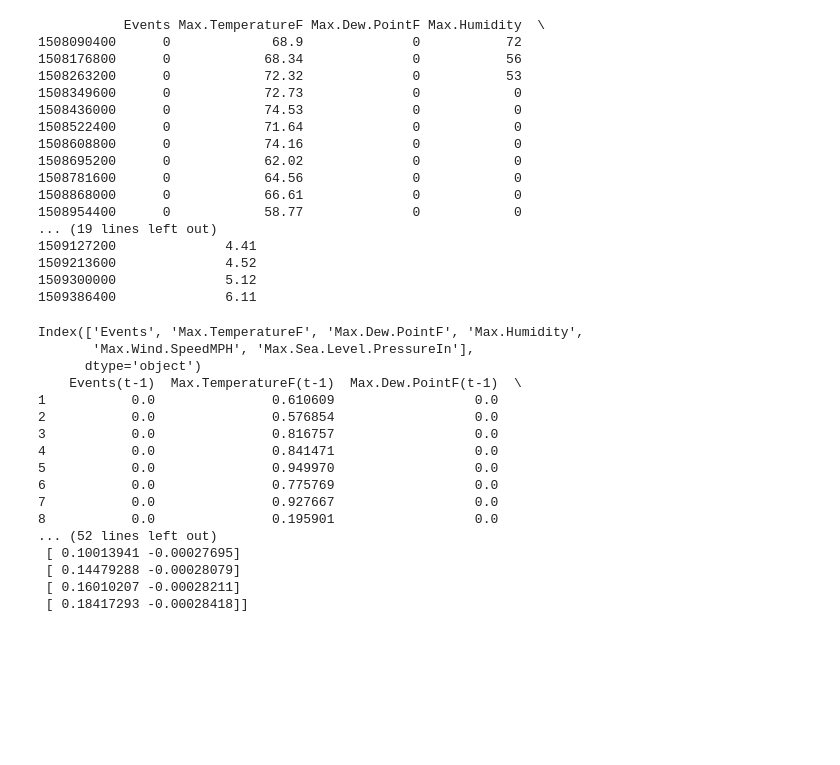
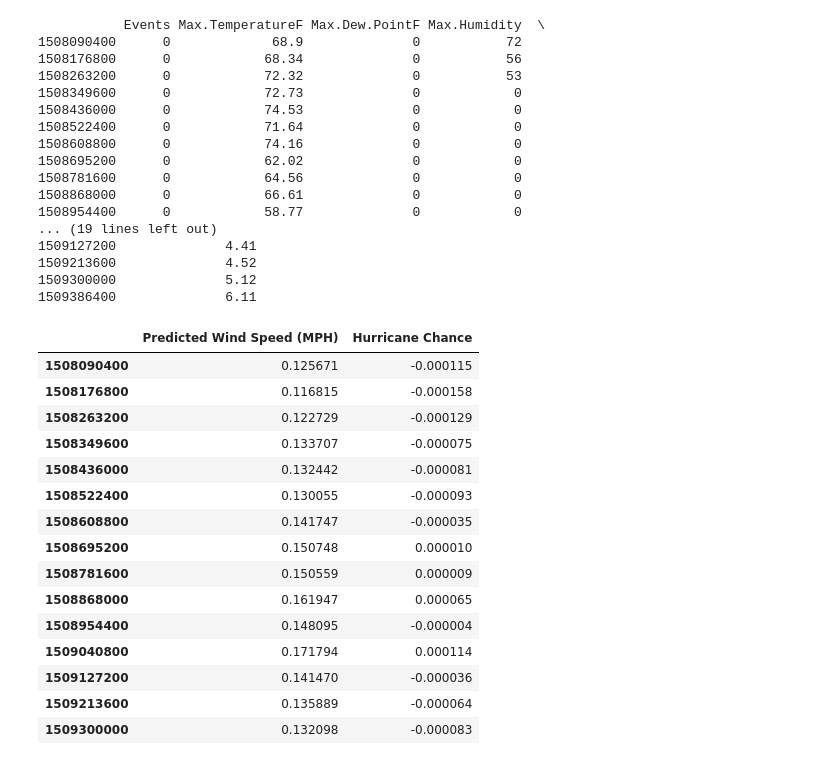
Before and after one commit to peterwilli/HurricAIne, a Jupyter notebook: HurricanePrediction.ipynb, the cells around one changed output. Drawn from its saved outputs; the diff is of its cells as text; code cells hidden in the pictures; blank space fills up the shorter version.

```diff
--- a/HurricanePrediction.ipynb
+++ b/HurricanePrediction.ipynb
@@ -323,45 +333,44 @@ if os.path.isfile(owm_data_path):
 # %%
 data = None
 if os.path.isfile(owm_data_path):
     with open(owm_data_path, 'r') as csv_file:
         reader = csv.reader(csv_file,  delimiter=';',
                             quotechar='|', quoting=csv.QUOTE_MINIMAL)
         next(reader) # skip header
         data = weather_row_to_pandas(reader)
 
 # ensure all data is float
 data = data.apply(pd.to_numeric, args=('coerce',))
-print(data.columns)
 data.fillna(0, inplace=True)
 values = data.values
 values = values.astype('float32')
 scaled = scaler.fit_transform(values)
-reframed = series_to_supervised(scaled, houston_to_supervise.columns, 1, 1)
+
+reframed = series_to_supervised(scaled, data.columns, 1, 1)
 # drop columns we don't want to predict
 reframed.drop(reframed.loc[:, 'Events(t)' : 'Max.Humidity(t)'].head(0).columns, axis=1, inplace=True)
 reframed.drop(reframed.loc[:, ['Max.Sea.Level.PressureIn(t)']].head(0).columns, axis=1, inplace=True)
-
-print(reframed)
-
 pred = reframed.values
 pred = pred.reshape((pred.shape[0], 1, pred.shape[1]))
 yhat = model.predict(pred)
-print(yhat)
+df = pd.DataFrame(data=yhat,
+                  index=data.index[:-1],
+                  columns=['Predicted Wind Speed (MPH)', 'Hurricane Chance'])
+df
 # %% [output]
-Index(['Events', 'Max.TemperatureF', 'Max.Dew.PointF', 'Max.Humidity',
-       'Max.Wind.SpeedMPH', 'Max.Sea.Level.PressureIn'],
-      dtype='object')
-    Events(t-1)  Max.TemperatureF(t-1)  Max.Dew.PointF(t-1)  \
-1           0.0               0.610609                  0.0
-2           0.0               0.576854                  0.0
-3           0.0               0.816757                  0.0
-4           0.0               0.841471                  0.0
-5           0.0               0.949970                  0.0
-6           0.0               0.775769                  0.0
-7           0.0               0.927667                  0.0
-8           0.0               0.195901                  0.0
-... (52 lines left out)
- [ 0.10013941 -0.00027695]
- [ 0.14479288 -0.00028079]
- [ 0.16010207 -0.00028211]
- [ 0.18417293 -0.00028418]]
+|  | Predicted Wind Speed (MPH) | Hurricane Chance |
+| 1508090400 | 0.125671 | -0.000115 |
+| 1508176800 | 0.116815 | -0.000158 |
+| 1508263200 | 0.122729 | -0.000129 |
+| 1508349600 | 0.133707 | -0.000075 |
+| 1508436000 | 0.132442 | -0.000081 |
+| 1508522400 | 0.130055 | -0.000093 |
+| 1508608800 | 0.141747 | -0.000035 |
+| 1508695200 | 0.150748 | 0.000010 |
+| 1508781600 | 0.150559 | 0.000009 |
+| 1508868000 | 0.161947 | 0.000065 |
+| 1508954400 | 0.148095 | -0.000004 |
+| 1509040800 | 0.171794 | 0.000114 |
+| 1509127200 | 0.141470 | -0.000036 |
+| 1509213600 | 0.135889 | -0.000064 |
+| 1509300000 | 0.132098 | -0.000083 |
```
Also changed, not shown: parts of 2 cells of this notebook.
